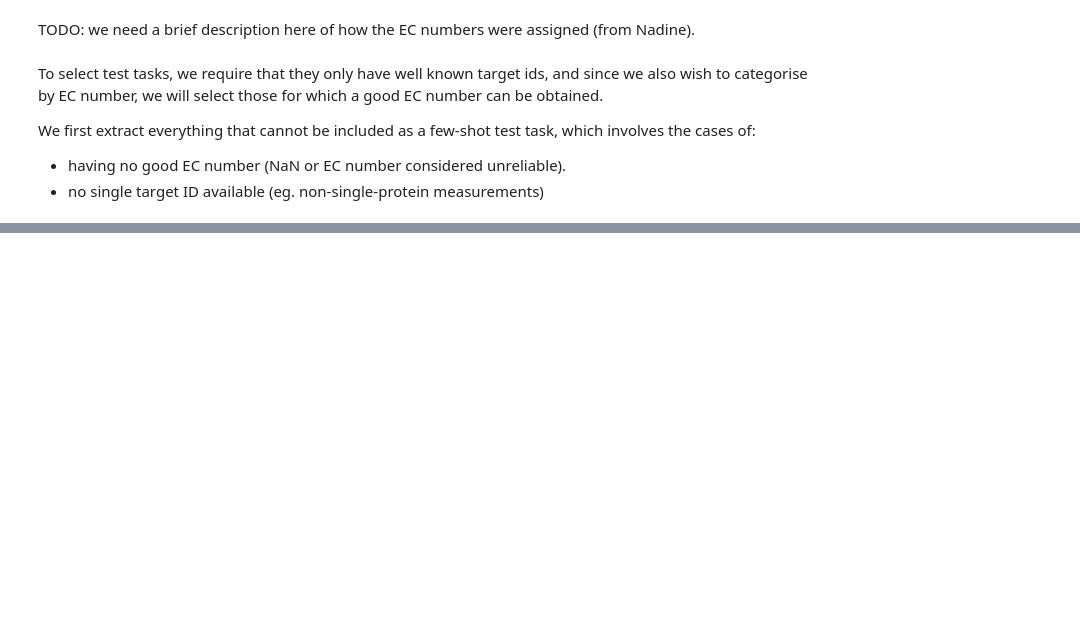
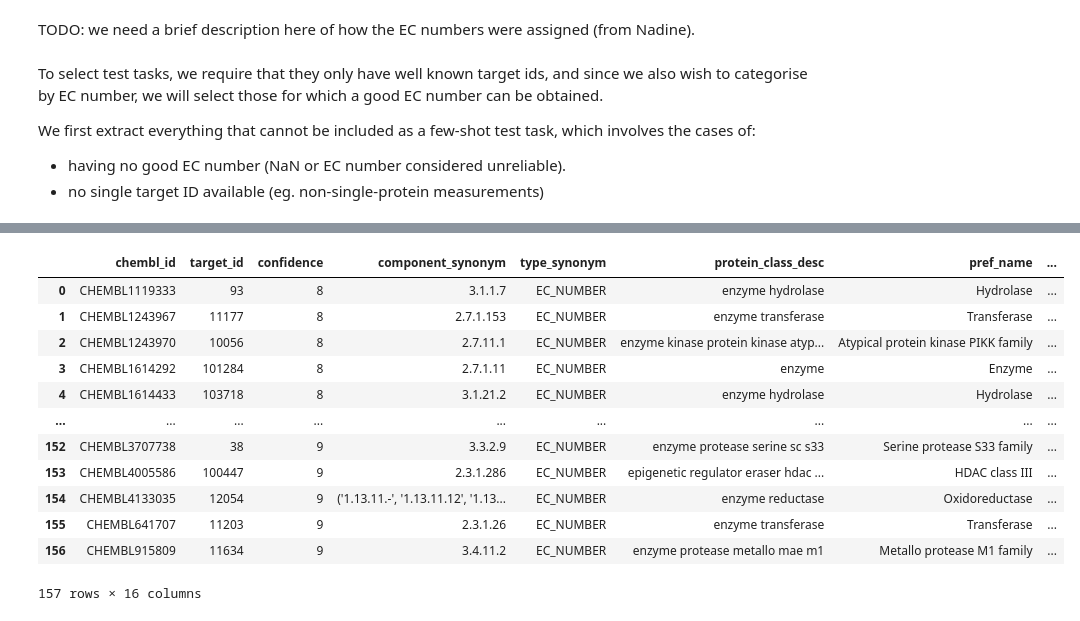
Before and after one commit to microsoft/FS-Mol, a Jupyter notebook: fs_mol/preprocessing/ExtractDataset.ipynb, the cells around one changed output, grey strips where cells are left out. Drawn from its saved outputs; the diff is of its cells as text; code cells hidden in the pictures; blank space fills up the shorter version.

```diff
--- a/fs_mol/preprocessing/ExtractDataset.ipynb
+++ b/fs_mol/preprocessing/ExtractDataset.ipynb
@@ -104,0 +154,16 @@ Name: target_id, Length: 24083, dtype: bool
+# %%
+pd.read_csv(os.path.join(os.getcwd(), "targets/test_proteins.csv"))
+# %% [output]
+|  | chembl_id | target_id | confidence | component_synonym | type_synonym | protein_class_desc | pref_name | ... |
+| 0 | CHEMBL1119333 | 93 | 8 | 3.1.1.7 | EC_NUMBER | enzyme hydrolase | Hydrolase | ... |
+| 1 | CHEMBL1243967 | 11177 | 8 | 2.7.1.153 | EC_NUMBER | enzyme transferase | Transferase | ... |
+| 2 | CHEMBL1243970 | 10056 | 8 | 2.7.11.1 | EC_NUMBER | enzyme kinase protein kinase atyp... | Atypical protein kinase PIKK family | ... |
+| 3 | CHEMBL1614292 | 101284 | 8 | 2.7.1.11 | EC_NUMBER | enzyme | Enzyme | ... |
+| 4 | CHEMBL1614433 | 103718 | 8 | 3.1.21.2 | EC_NUMBER | enzyme hydrolase | Hydrolase | ... |
+| ... | ... | ... | ... | ... | ... | ... | ... | ... |
+| 152 | CHEMBL3707738 | 38 | 9 | 3.3.2.9 | EC_NUMBER | enzyme protease serine sc s33 | Serine protease S33 family | ... |
+| 153 | CHEMBL4005586 | 100447 | 9 | 2.3.1.286 | EC_NUMBER | epigenetic regulator eraser hdac ... | HDAC class III | ... |
+| 154 | CHEMBL4133035 | 12054 | 9 | ('1.13.11.-', '1.13.11.12', '1.13... | EC_NUMBER | enzyme reductase | Oxidoreductase | ... |
+| 155 | CHEMBL641707 | 11203 | 9 | 2.3.1.26 | EC_NUMBER | enzyme transferase | Transferase | ... |
+| 156 | CHEMBL915809 | 11634 | 9 | 3.4.11.2 | EC_NUMBER | enzyme protease metallo mae m1 | Metallo protease M1 family | ... |
+157 rows × 16 columns
```
Also changed, not shown: parts of 18 cells of this notebook, 5 other files.
